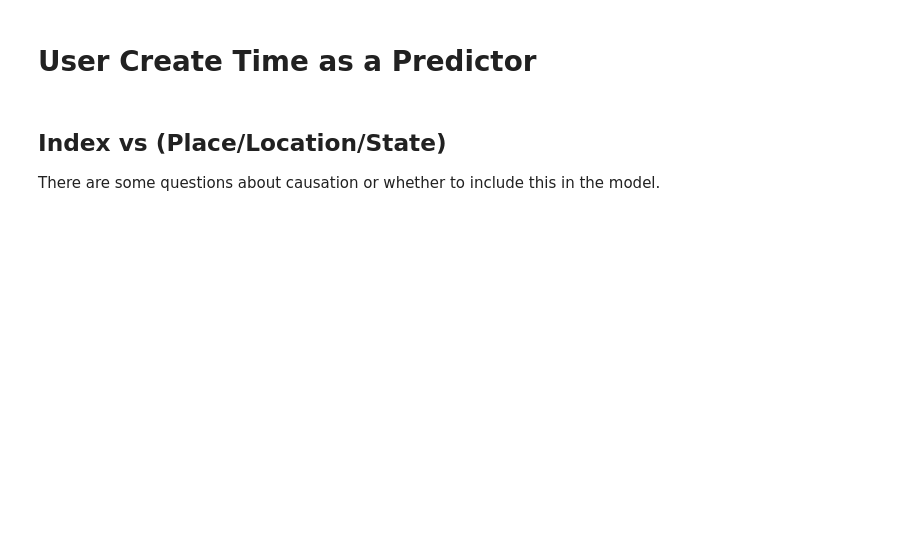
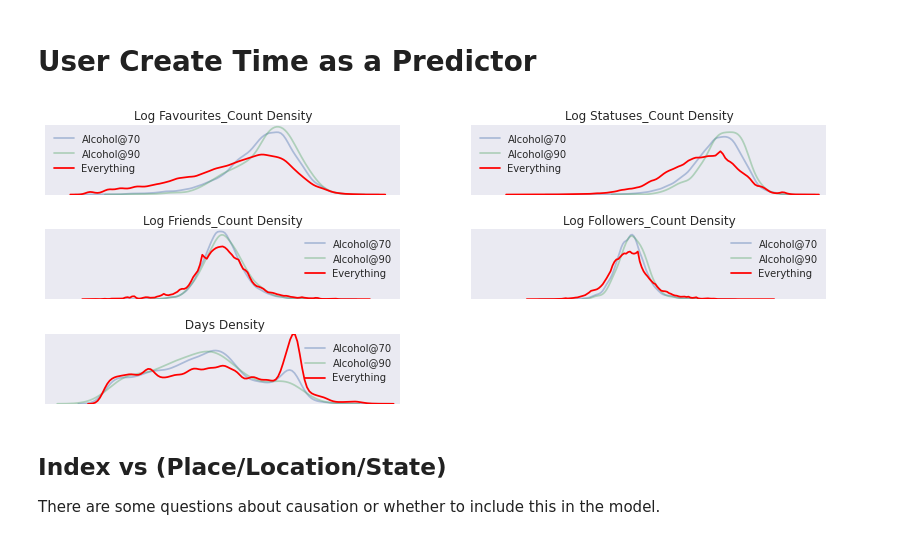
Before and after one commit to jxnl/nyu-twipsy, a Jupyter notebook: exploring-features.ipynb, the cells around one changed output. Saved outputs shown, nothing was run; the diff lists cells and outputs as text; code cells hidden in the pictures; blank space fills up the shorter version.

```diff
--- a/exploring-features.ipynb
+++ b/exploring-features.ipynb
@@ -212,3 +212,13 @@ days = du["days_old"].apply(int) // 6.048e14
+# %%
+r = range(70, 95, 20)
+plt.subplot(321), density_plot("favourites_count", r, log=1)
+plt.subplot(322), density_plot("statuses_count", r, log=1)
+plt.subplot(323), density_plot("friends_count", r, log=1)
+plt.subplot(324), density_plot("followers_count", r, log=1)
+plt.subplot(325), density_plot("days", r, log=0)
+print()
+# %% [output]
+[figure, added]
 # %% [markdown]
 ## Index vs (Place/Location/State)
 
```
Also changed, not shown: parts of 16 cells of this notebook.
